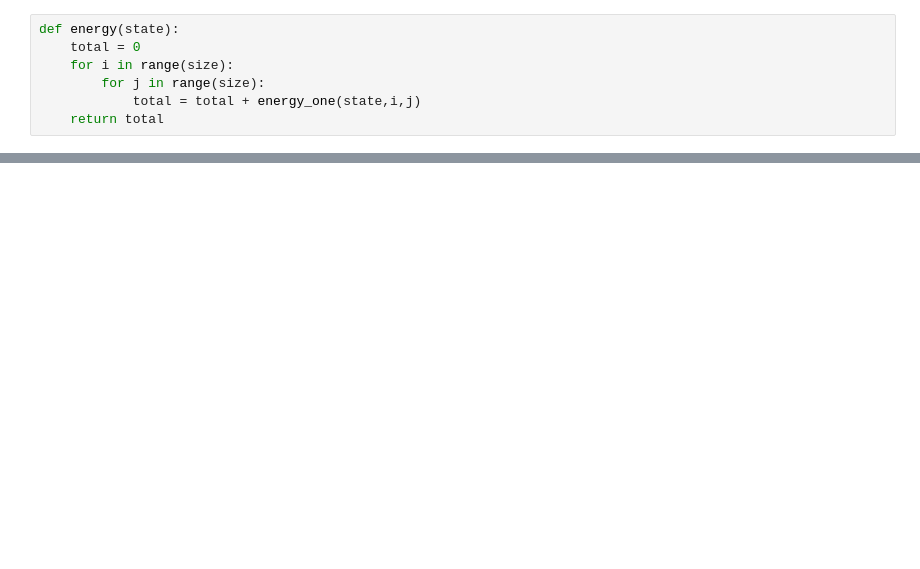
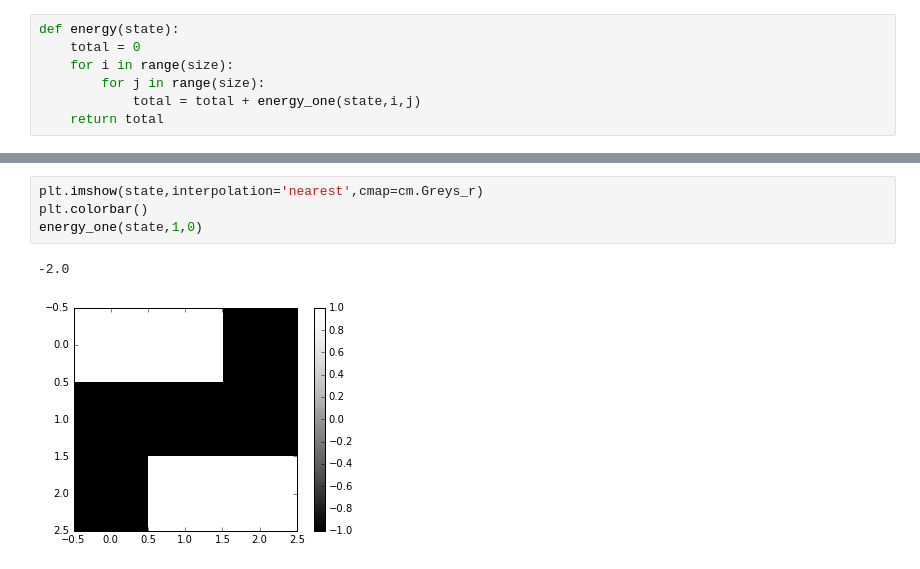
Before and after one commit to mglerner/IntroToStatMechAndThermal, a Jupyter notebook: Chapter8/SimpleIsing.ipynb, the cells around one changed output, grey strips where cells are left out. Drawn from its saved outputs; the diff is of its cells as text; blank space fills up the shorter version.

```diff
--- a/Chapter8/SimpleIsing.ipynb
+++ b/Chapter8/SimpleIsing.ipynb
@@ -65,0 +121,7 @@ print energy(state)
+# %%
+plt.imshow(state,interpolation='nearest',cmap=cm.Greys_r)
+plt.colorbar()
+energy_one(state,1,0)
+# %% [output]
+-2.0
+[figure, added]
```
Also changed, not shown: parts of 19 cells of this notebook, 2 other files.
